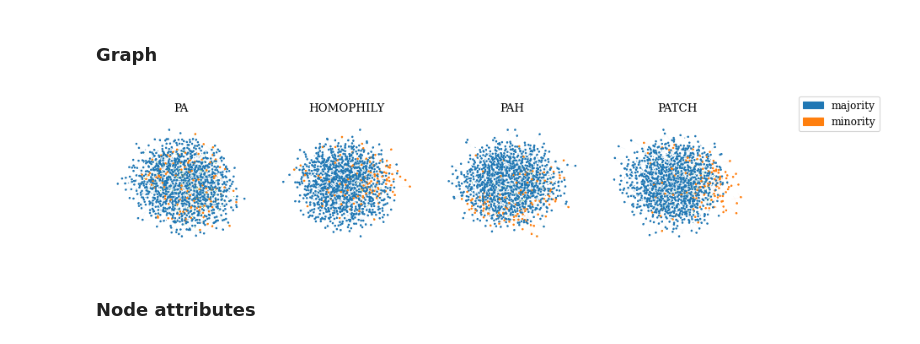
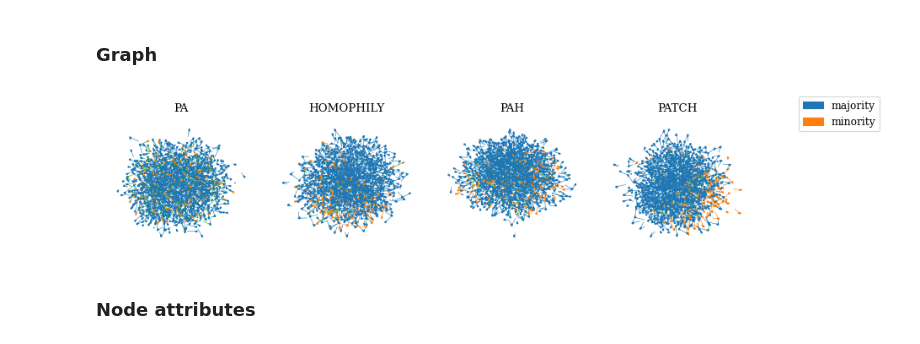
Before and after one commit to CSHVienna/NetworkInequalities, a Jupyter notebook: examples/notebooks/undirected.ipynb, the cells around one changed output. Saved outputs shown, nothing was run; the diff lists cells and outputs as text; code cells hidden in the pictures.

```diff
--- a/examples/notebooks/undirected.ipynb
+++ b/examples/notebooks/undirected.ipynb
@@ -23,19 +23,19 @@ seed = 1234
 ## Generation
 # %%
 # PA: Preferential attachment
-m_pa = PAModel(N=n, m=k, f_m=f_m, seed=seed)
+m_pa = PAModel(N=N, m=m, f_m=f_m, seed=seed)
 m_pa.simulate()
 # %% [output]
 <netin.graphs.graph.Graph at 0x...>
 # %%
 # H: Homophily
-m_h = HomophilyModel(N=n, m=k, f_m=f_m, h_m=h_mm, h_M=h_MM, seed=seed)
+m_h = HomophilyModel(N=N, m=m, f_m=f_m, h_m=h_mm, h_M=h_MM, seed=seed)
 m_h.simulate()
 # %% [output]
 <netin.graphs.graph.Graph at 0x...>
 # %%
 # PAH: Preferential attachment and homophily
-m_pah = PAHModel(N=n, m=k, f_m=f_m, h_m=h_mm, h_M=h_MM, seed=seed)
+m_pah = PAHModel(N=N, m=m, f_m=f_m, h_m=h_mm, h_M=h_MM, seed=seed)
 m_pah.simulate()
 # %% [output]
 <netin.graphs.graph.Graph at 0x...>
@@ -45,7 +45,7 @@ lfm_l = CompoundLFM.PAH
 lfm_g = CompoundLFM.PAH
 p_tc = .0
 
-m_patch = PATCHModel(N=n, m=k, f_m=f_m,
+m_patch = PATCHModel(N=N, m=m, f_m=f_m,
                      p_tc=p_tc,
                      lfm_local=lfm_l, lfm_global=lfm_g,
                      lfm_params={'h_m': h_mm, 'h_M': h_MM},
@@ -64,11 +64,12 @@ viz.set_paper_style()
 # %%
 models = [m_pa, m_h, m_pah, m_patch]
 viz.plot_graph(
     models,
-    cell_size=2, share_pos=False,
+    cell_size=2, edge_width=0.4,
+    share_pos=False,
     ignore_singletons=False)
 # %% [output]
-[figure, old version]
+[figure, new version]
 # %% [markdown]
 ### Node attributes
 # %%
```
Also changed, not shown: parts of 7 cells of this notebook, 1 other file.
